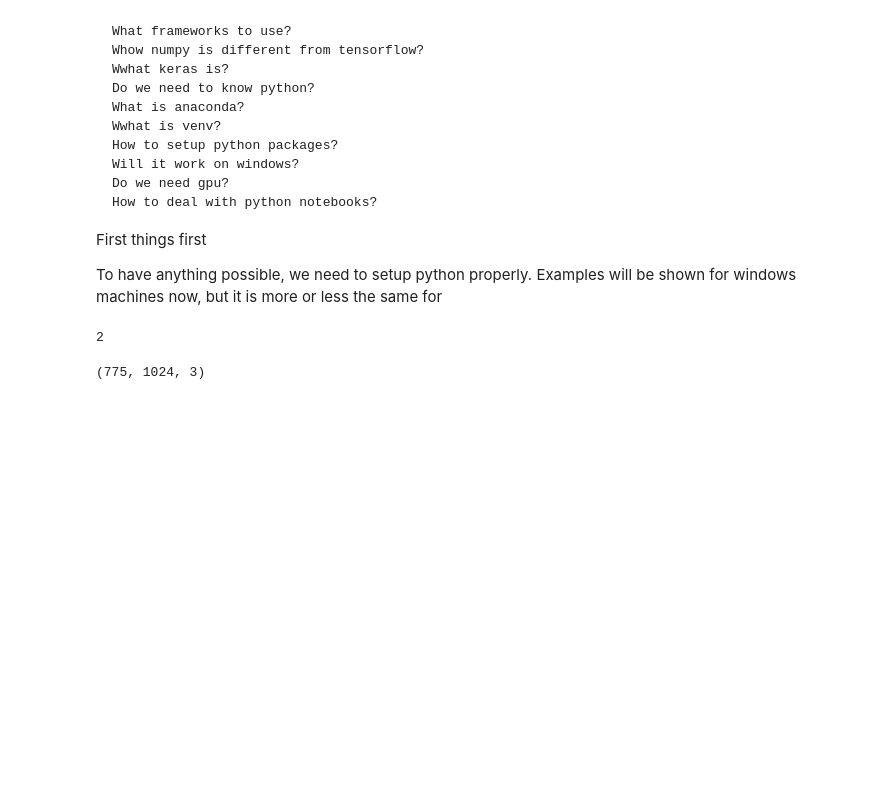
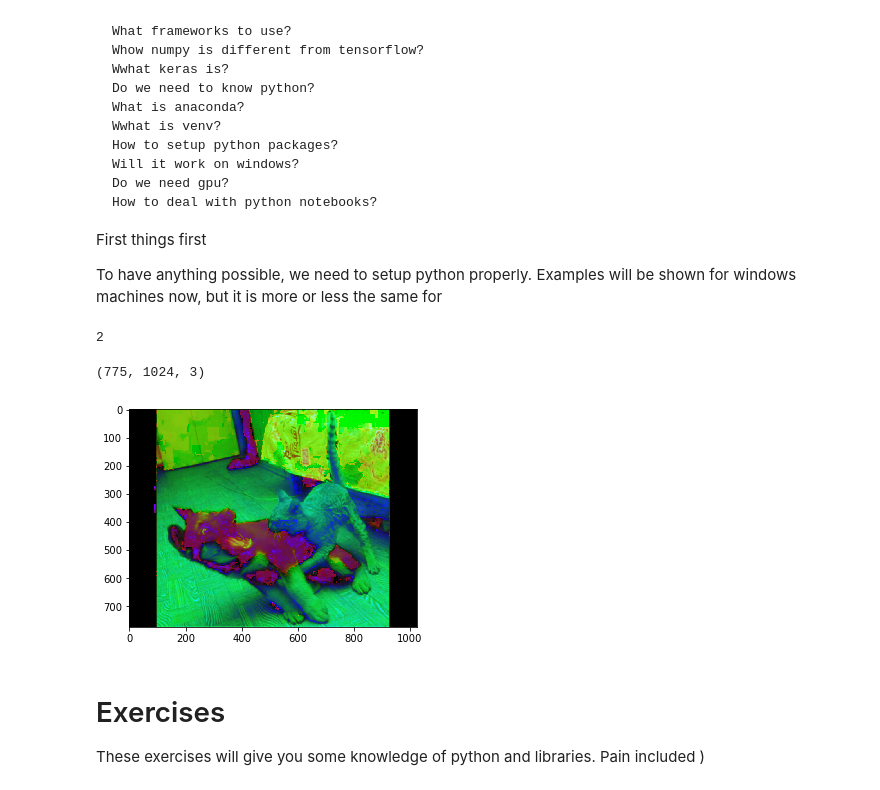
Before and after one commit to mungobungo/deep, a Jupyter notebook: part1.ipynb, the cells around one changed output. Saved outputs shown, nothing was run; the diff lists cells and outputs as text; code cells hidden in the pictures; blank space fills up the shorter version.

```diff
--- a/part1.ipynb
+++ b/part1.ipynb
@@ -23,18 +23,22 @@ Examples will be shown for windows machines now, but it is more or less the same
 # %%
 import cv2
 import matplotlib.pyplot as plt
 import numpy as np
 import sys
 
 
 im = cv2.imread('images/image.jpg')
 
 h,w = im.shape[:2]
 print(im.shape)
-converted = cv2.cvtColor(im, cv2.COLOR_BGR2RGB)
-plt.imshow(converted,cmap='summer')
+converted = cv2.cvtColor(im, cv2.COLOR_BGR2HLS)
+plt.imshow(converted)
 #plt.imshow(im,cmap='summer')
 #plt.imshow(converted)
 plt.show()
 # %% [output]
 (775, 1024, 3)
+[figure, added]
+# %% [markdown]
+# Exercises
+These exercises will give you some knowledge of python and libraries. Pain included )
```
Also changed, not shown: parts of 10 cells of this notebook.
